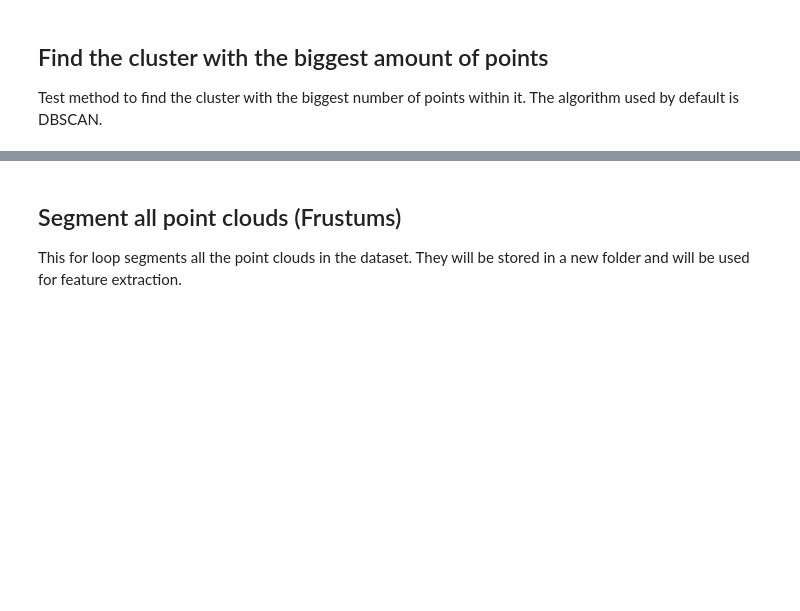
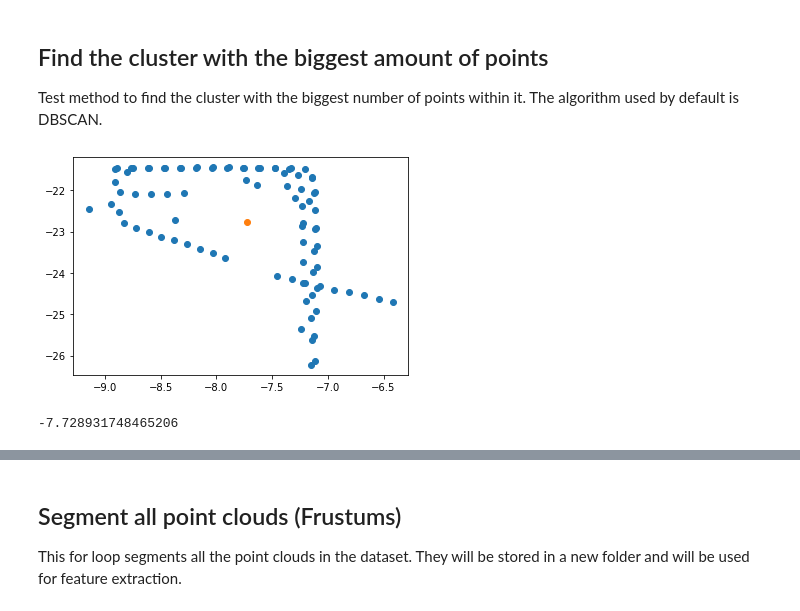
Before and after one commit to MikeS96/3d_obj_detection, a Jupyter notebook: Instance segmentation.ipynb, the cells around one changed output, grey strips where cells are left out. Cells and saved outputs as stored; diff of their text form; code cells hidden in the pictures; blank space fills up the shorter version.

```diff
--- a/Instance segmentation.ipynb
+++ b/Instance segmentation.ipynb
@@ -203,3 +203,11 @@ o3d.io.write_point_cloud(pcd_path + 'pcd_segmentation_' + annotation_metadata['a
 
 # visualizing the 3D point cloud
 o3d.visualization.draw_geometries([pcd])
+# %%
+plt.scatter(pcl_temp[:, 0], pcl_temp[:, 1])
+plt.scatter(pcd.get_center()[0], pcd.get_center()[1])
+plt.show()
+print(pcd.get_center()[0])
+# %% [output]
+[figure, added]
+-7.728931748465206
```
Also changed, not shown: parts of 9 cells of this notebook, 2 other files.
